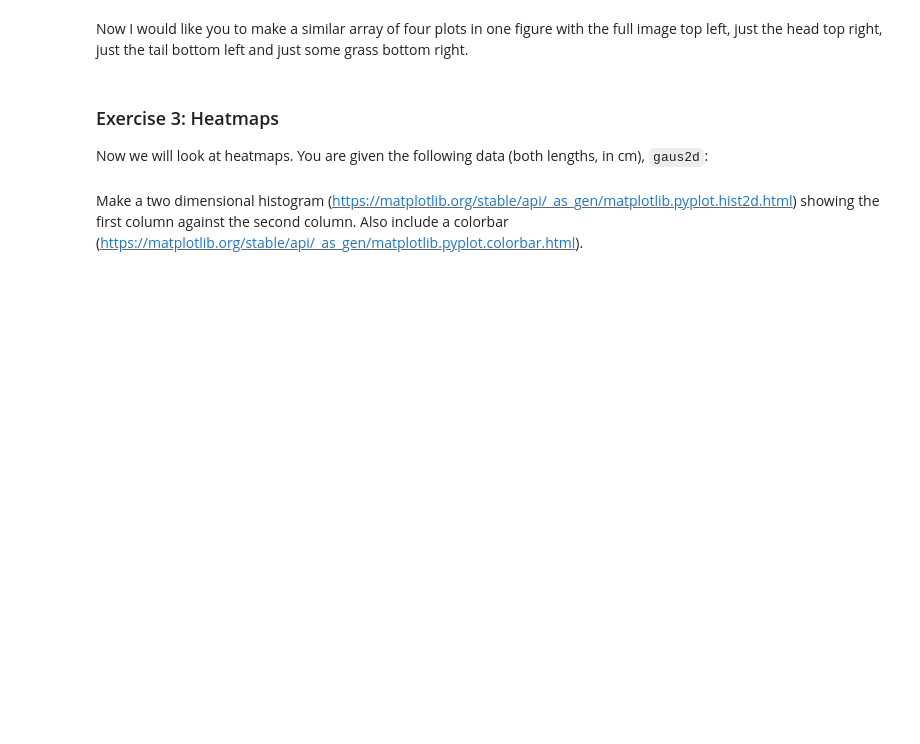
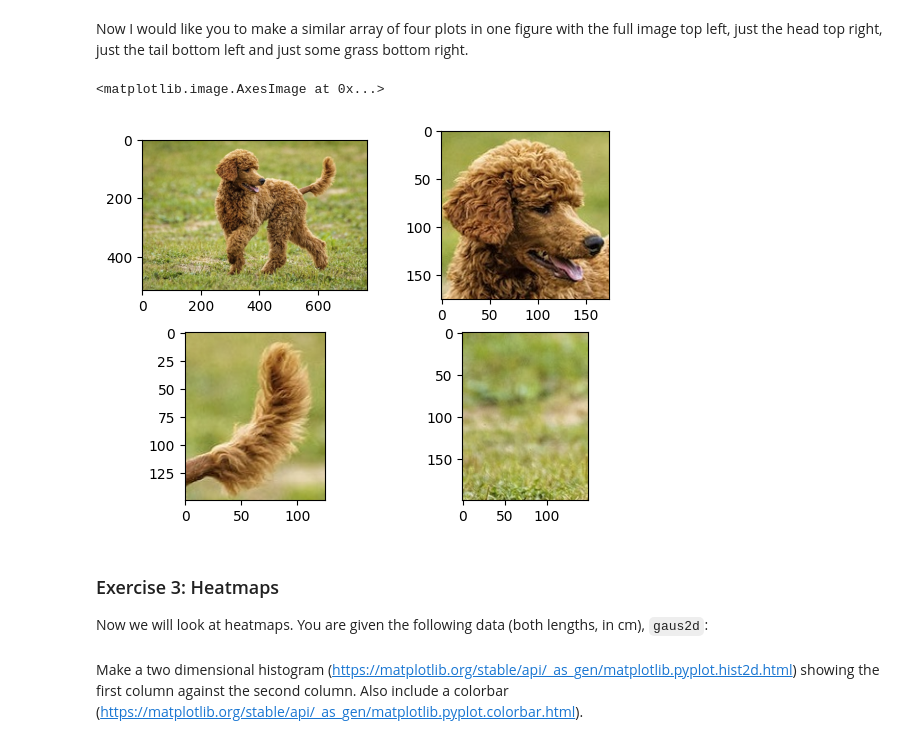
Before and after one commit to abbeywaldron/research_methods_2025, a Jupyter notebook: visualisation_3.ipynb, the cells around one changed output. Drawn from its saved outputs; the diff is of its cells as text; code cells hidden in the pictures; blank space fills up the shorter version.

```diff
--- a/visualisation_3.ipynb
+++ b/visualisation_3.ipynb
@@ -44,5 +62,24 @@ Now I would like you to move the image to the top right subplot, how will you do
 # %% [markdown]
 Now I would like you to make a similar array of four plots in one figure with the full image top left, just the head top right, just the tail bottom left and just some grass bottom right.
+# %%
+plt.subplots(2,2 )
+# full image in top left
+plt.subplot(2, 2, 1)
+plt.imshow(im)
+# head in top right
+plt.subplot(2, 2, 2)
+plt.imshow(im_head)
+# define the tail image and plot
+im_tail = im[50:200, 550:675]
+plt.subplot(2, 2, 3)
+plt.imshow(im_tail)
+# define the grass image and plot
+im_grass = im[200:400, 50:200]
+plt.subplot(2, 2, 4)
+plt.imshow(im_grass)
+# %% [output]
+<matplotlib.image.AxesImage at 0x...>
+[figure, added]
 # %% [markdown]
 ### Exercise 3: Heatmaps
 
```
Also changed, not shown: parts of 7 cells of this notebook, 1 other file.
